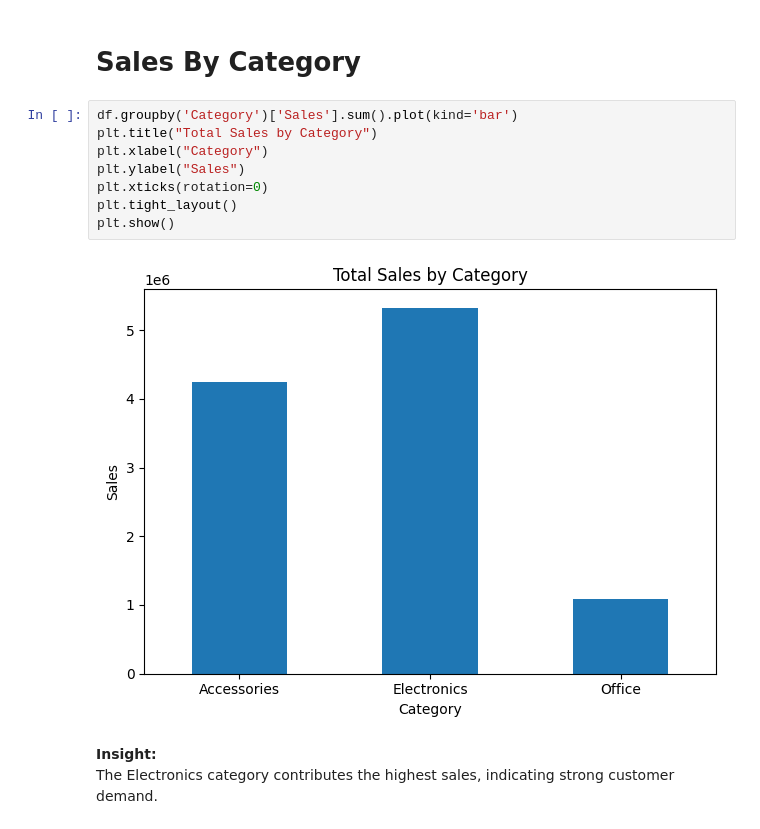
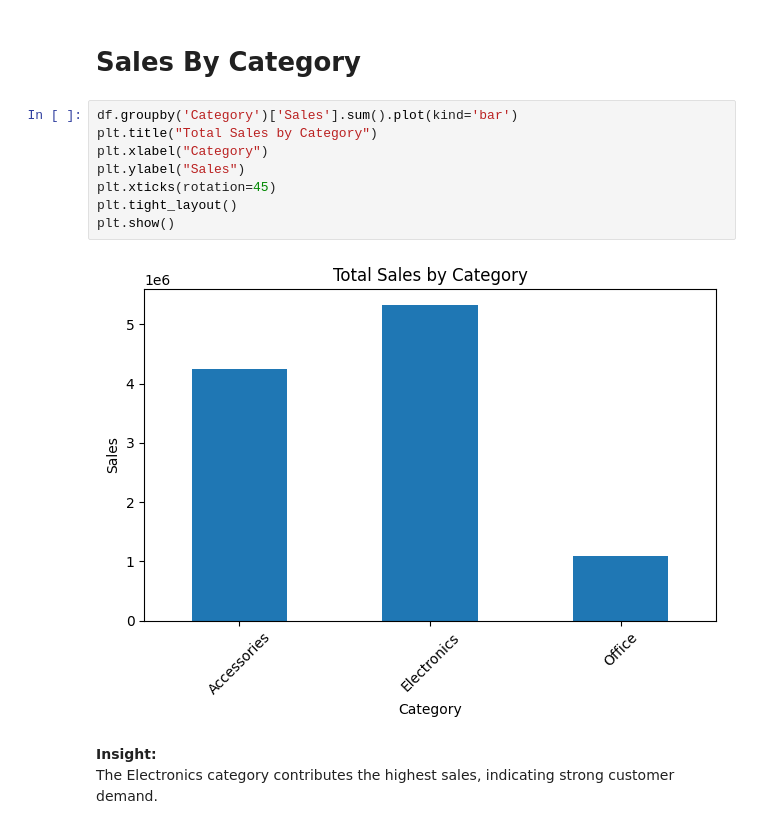
Before and after one commit to Vaishnu30/ecommerce-sales-analysis, a Jupyter notebook: notebook/ecommerce_sales_analysis.ipynb, the cells around one changed output. Cells and saved outputs as stored; diff of their text form.

```diff
--- a/notebook/ecommerce_sales_analysis.ipynb
+++ b/notebook/ecommerce_sales_analysis.ipynb
@@ -130,13 +130,13 @@ A bar chart is used to compare total sales across different product categories.
 # %%
 df.groupby('Category')['Sales'].sum().plot(kind='bar')
 plt.title("Total Sales by Category")
 plt.xlabel("Category")
 plt.ylabel("Sales")
-plt.xticks(rotation=0)
+plt.xticks(rotation=45)
 plt.tight_layout()
 plt.show()
 # %% [output]
-[figure, old version]
+[figure, new version]
 # %% [markdown]
 **Insight:**
 The Electronics category contributes the highest sales, indicating strong customer demand.
```
Also changed, not shown: parts of 22 cells of this notebook.
